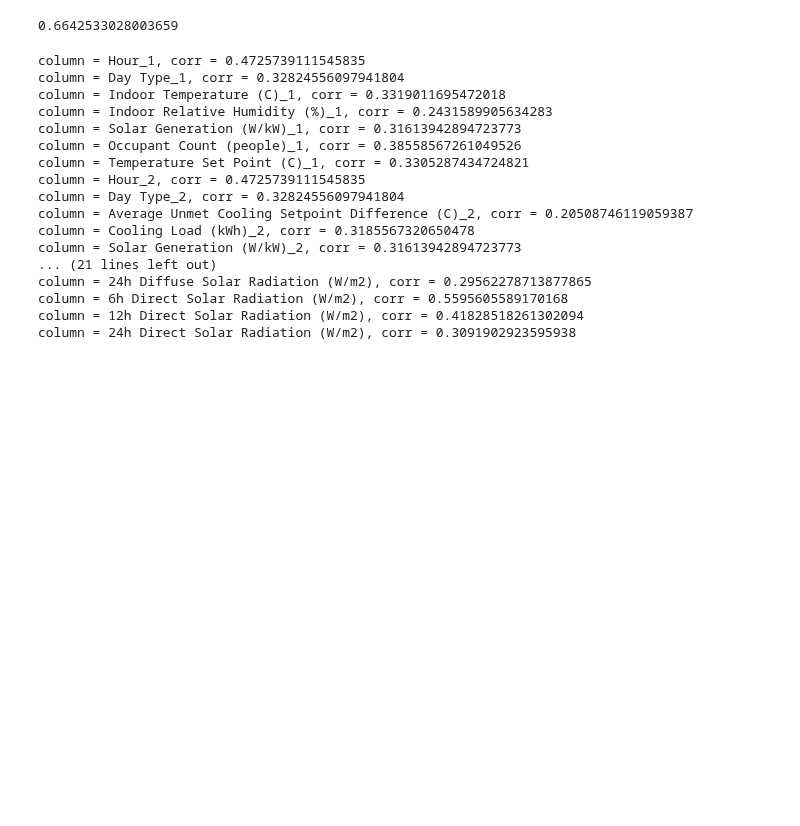
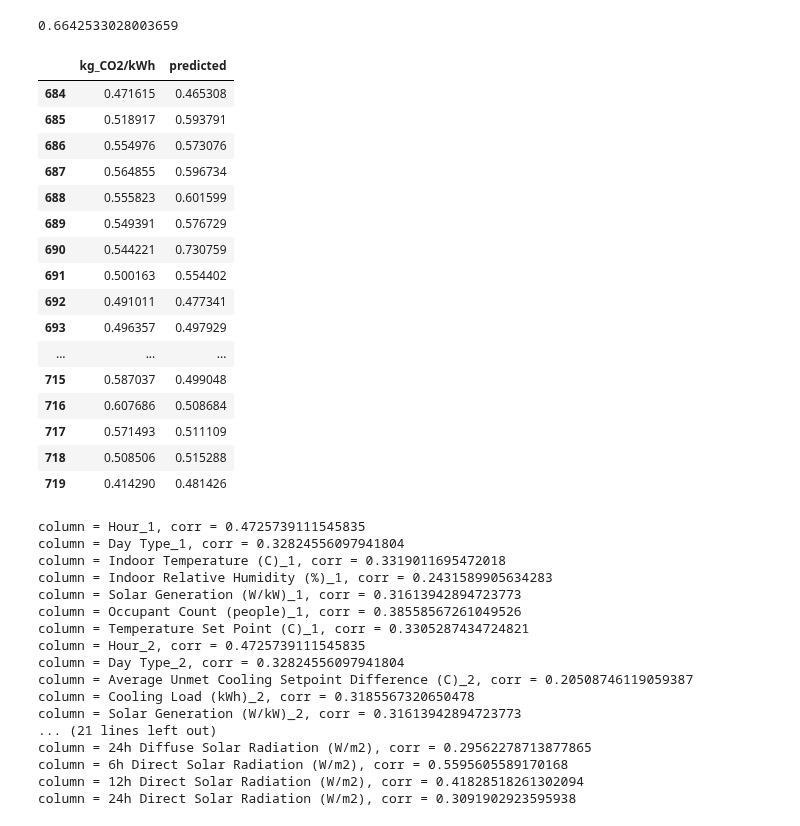
Before and after one commit to MatejPriesol/Forecasting-Carbon-Intensity-and-Solar-Generation, a Jupyter notebook: models/data_merging.ipynb, the cells around one changed output. Drawn from its saved outputs; the diff is of its cells as text; code cells hidden in the pictures; blank space fills up the shorter version.

Commit message:
Added prediction for test dataset

```diff
--- a/models/data_merging.ipynb
+++ b/models/data_merging.ipynb
@@ -146,3 +146,36 @@ results
 regr.score(X, Y)
 # %% [output]
 0.6642533028003659
+# %%
+X = train[independent_variables]
+Y = train[column_to_predict]
+
+X_test = test[independent_variables]
+Y_test = test[column_to_predict]
+
+regr = linear_model.LinearRegression()
+regr.fit(X, Y)
+
+y_pred = regr.predict(X_test)
+results = Y_test.copy()
+results = results.to_frame()
+results["predicted"] = y_pred
+results
+# %% [output]
+|  | kg_CO2/kWh | predicted |
+| 684 | 0.471615 | 0.465308 |
+| 685 | 0.518917 | 0.593791 |
+| 686 | 0.554976 | 0.573076 |
+| 687 | 0.564855 | 0.596734 |
+| 688 | 0.555823 | 0.601599 |
+| 689 | 0.549391 | 0.576729 |
+| 690 | 0.544221 | 0.730759 |
+| 691 | 0.500163 | 0.554402 |
+| 692 | 0.491011 | 0.477341 |
+| 693 | 0.496357 | 0.497929 |
+| ... | ... | ... |
+| 715 | 0.587037 | 0.499048 |
+| 716 | 0.607686 | 0.508684 |
+| 717 | 0.571493 | 0.511109 |
+| 718 | 0.508506 | 0.515288 |
+| 719 | 0.414290 | 0.481426 |
```
Also changed, not shown: parts of 3 cells of this notebook.
